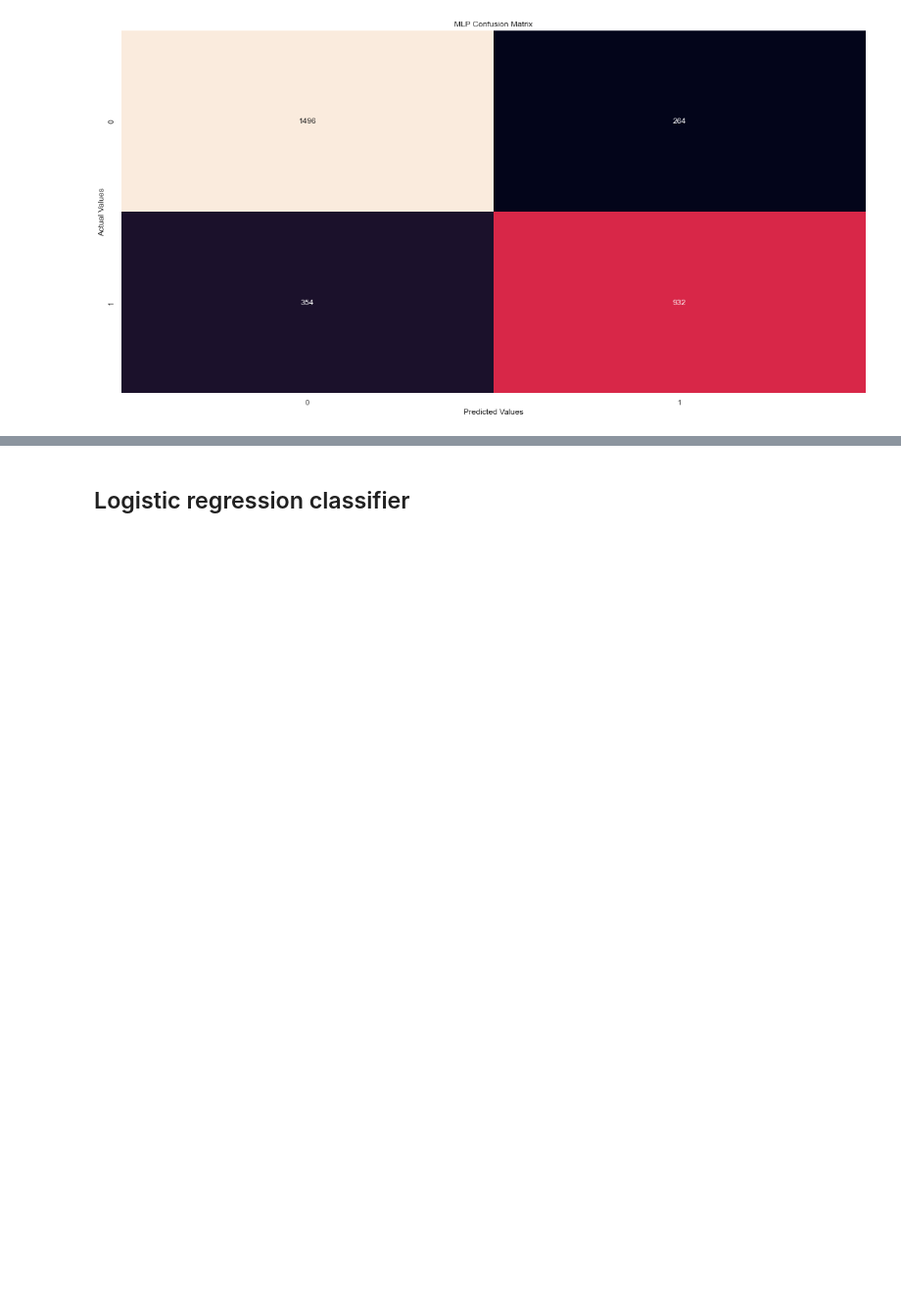
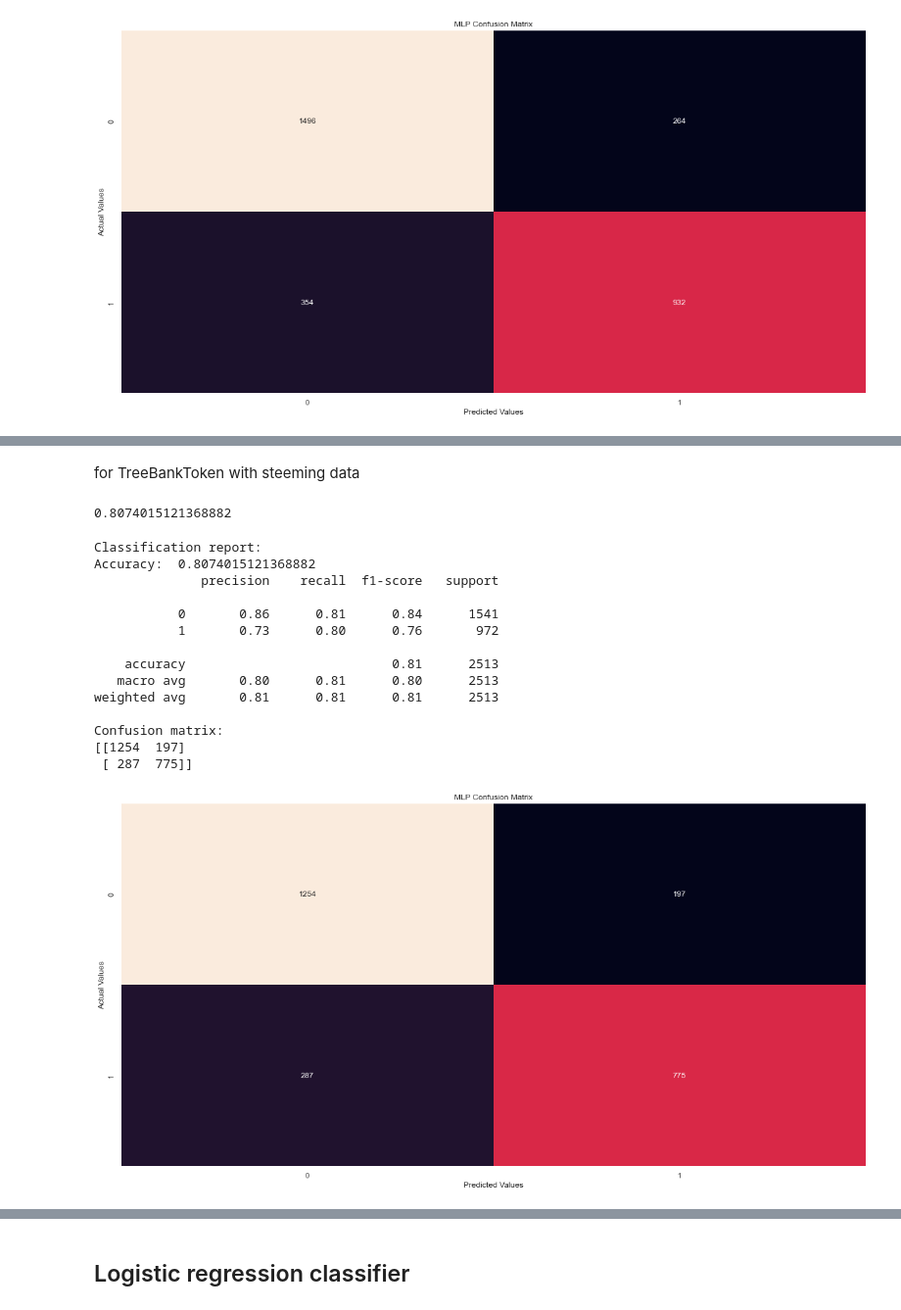
Before and after one commit to jakubrymuza/WTUM_17_2022, a Jupyter notebook: project.ipynb, the cells around one changed output, grey strips where cells are left out. Shown at 98% size. Cells and saved outputs as stored; diff of their text form; code cells hidden in the pictures; blank space fills up the shorter version.

```diff
--- a/project.ipynb
+++ b/project.ipynb
@@ -978,0 +1024,29 @@ Confusion matrix:
+# %% [markdown]
+for TreeBankToken with steeming data
+# %%
+mul_treeBank = MultinomialNB()
+mul_treeBank.fit(train_x_vector_treebankToken.toarray(),train_y_treebanktoken)
+
+mul_treeBank.score(test_x_treebanktoken_vector,test_y_treebanktoken)
+# %% [output]
+0.8074015121368882
+# %%
+YPred = mul_treeBank.predict(test_x_treebanktoken_vector)
+
+mul_treeBank__acc=PrintRes(m_test_y=test_y_treebanktoken,pred_y=YPred)
+# %% [output]
+Classification report:
+Accuracy:  0.8074015121368882
+              precision    recall  f1-score   support
+
+           0       0.86      0.81      0.84      1541
+           1       0.73      0.80      0.76       972
+
+    accuracy                           0.81      2513
+   macro avg       0.80      0.81      0.80      2513
+weighted avg       0.81      0.81      0.81      2513
+
+Confusion matrix:
+[[1254  197]
+ [ 287  775]]
+[figure, added]
```
Also changed, not shown: parts of 30 cells of this notebook.
